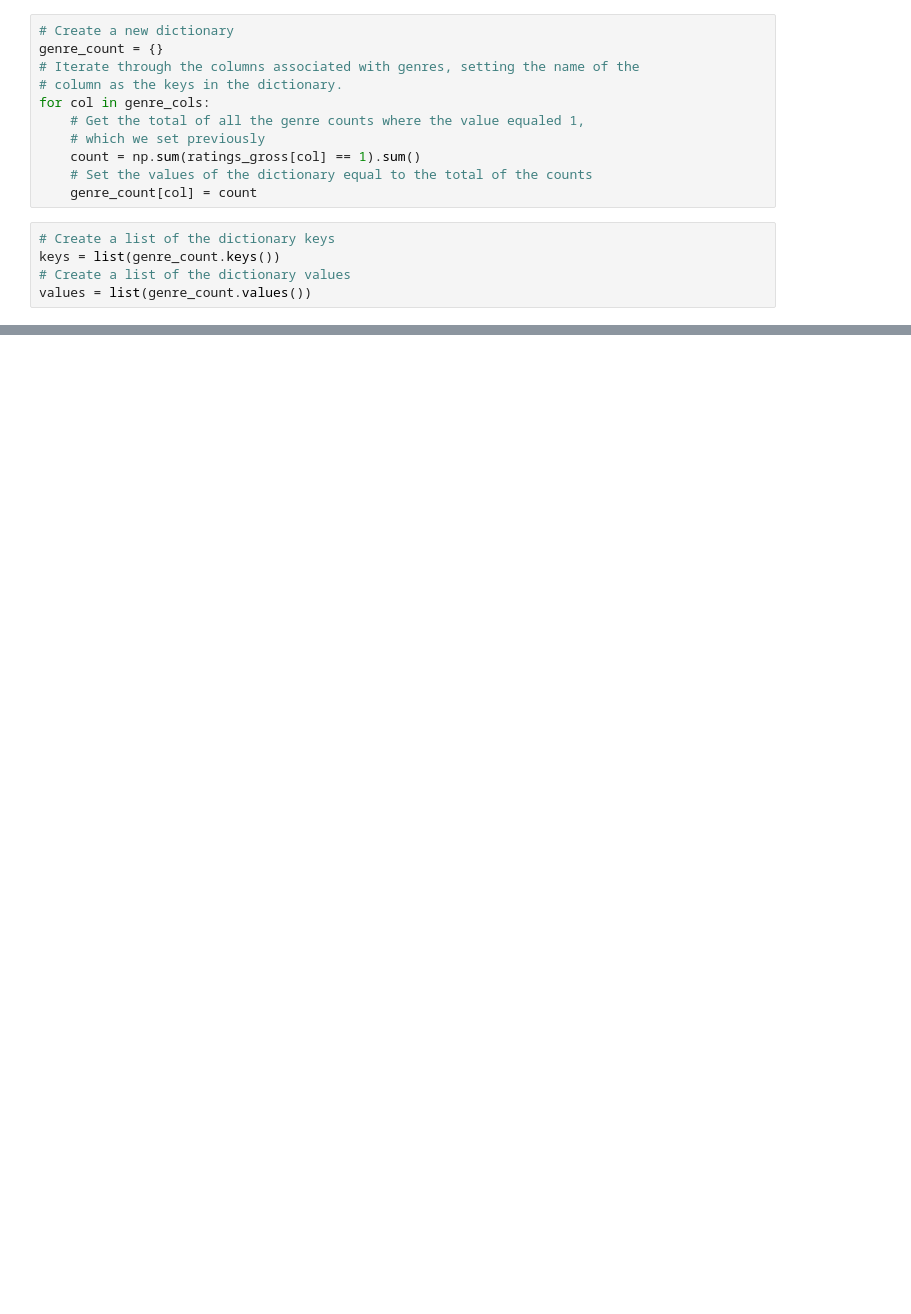
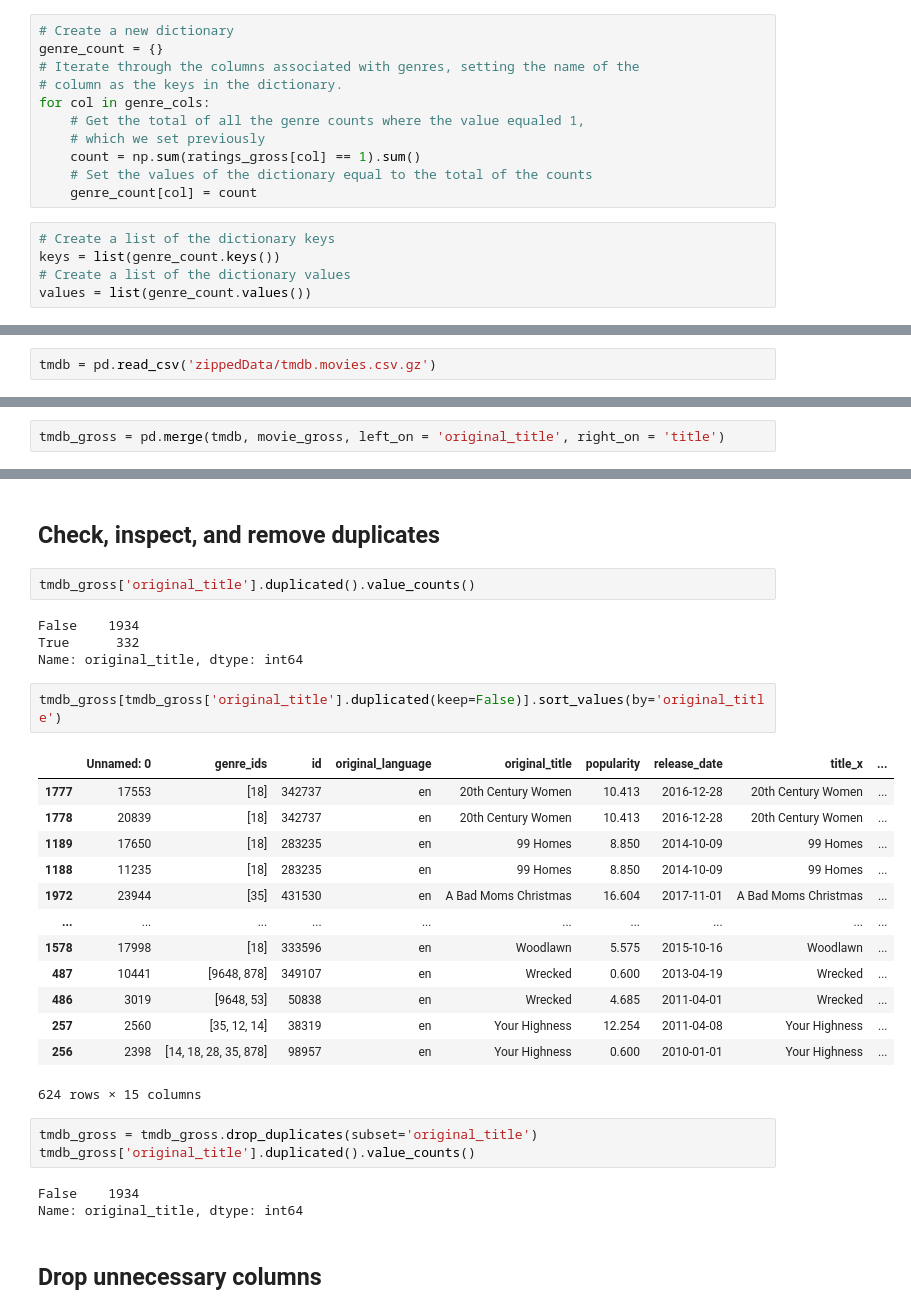
Before and after one commit to kevgross89/dsc-phase-1-project-v2-4, a Jupyter notebook: student.ipynb, the cells around one changed output, grey strips where cells are left out. Cells and saved outputs as stored; diff of their text form; blank space fills up the shorter version.

```diff
--- a/student.ipynb
+++ b/student.ipynb
@@ -397,0 +402,2 @@ ax.get_yaxis().get_major_formatter().set_scientific(False);
+# %%
+tmdb = pd.read_csv('zippedData/tmdb.movies.csv.gz')
@@ -397,0 +435,2 @@ ax.get_yaxis().get_major_formatter().set_scientific(False);
+# %%
+tmdb_gross = pd.merge(tmdb, movie_gross, left_on = 'original_title', right_on = 'title')
@@ -397,0 +466,32 @@ ax.get_yaxis().get_major_formatter().set_scientific(False);
+# %% [markdown]
+## Check, inspect, and remove duplicates
+# %%
+tmdb_gross['original_title'].duplicated().value_counts()
+# %% [output]
+False    1934
+True      332
+Name: original_title, dtype: int64
+# %%
+tmdb_gross[tmdb_gross['original_title'].duplicated(keep=False)].sort_values(by='original_title')
+# %% [output]
+|  | Unnamed: 0 | genre_ids | id | original_language | original_title | popularity | release_date | title_x | ... |
+| 1777 | 17553 | [18] | 342737 | en | 20th Century Women | 10.413 | 2016-12-28 | 20th Century Women | ... |
+| 1778 | 20839 | [18] | 342737 | en | 20th Century Women | 10.413 | 2016-12-28 | 20th Century Women | ... |
+| 1189 | 17650 | [18] | 283235 | en | 99 Homes | 8.850 | 2014-10-09 | 99 Homes | ... |
+| 1188 | 11235 | [18] | 283235 | en | 99 Homes | 8.850 | 2014-10-09 | 99 Homes | ... |
+| 1972 | 23944 | [35] | 431530 | en | A Bad Moms Christmas | 16.604 | 2017-11-01 | A Bad Moms Christmas | ... |
+| ... | ... | ... | ... | ... | ... | ... | ... | ... | ... |
+| 1578 | 17998 | [18] | 333596 | en | Woodlawn | 5.575 | 2015-10-16 | Woodlawn | ... |
+| 487 | 10441 | [9648, 878] | 349107 | en | Wrecked | 0.600 | 2013-04-19 | Wrecked | ... |
+| 486 | 3019 | [9648, 53] | 50838 | en | Wrecked | 4.685 | 2011-04-01 | Wrecked | ... |
+| 257 | 2560 | [35, 12, 14] | 38319 | en | Your Highness | 12.254 | 2011-04-08 | Your Highness | ... |
+| 256 | 2398 | [14, 18, 28, 35, 878] | 98957 | en | Your Highness | 0.600 | 2010-01-01 | Your Highness | ... |
+624 rows × 15 columns
+# %%
+tmdb_gross = tmdb_gross.drop_duplicates(subset='original_title')
+tmdb_gross['original_title'].duplicated().value_counts()
+# %% [output]
+False    1934
+Name: original_title, dtype: int64
+# %% [markdown]
+## Drop unnecessary columns
```
Also changed, not shown: parts of 33 cells of this notebook.
